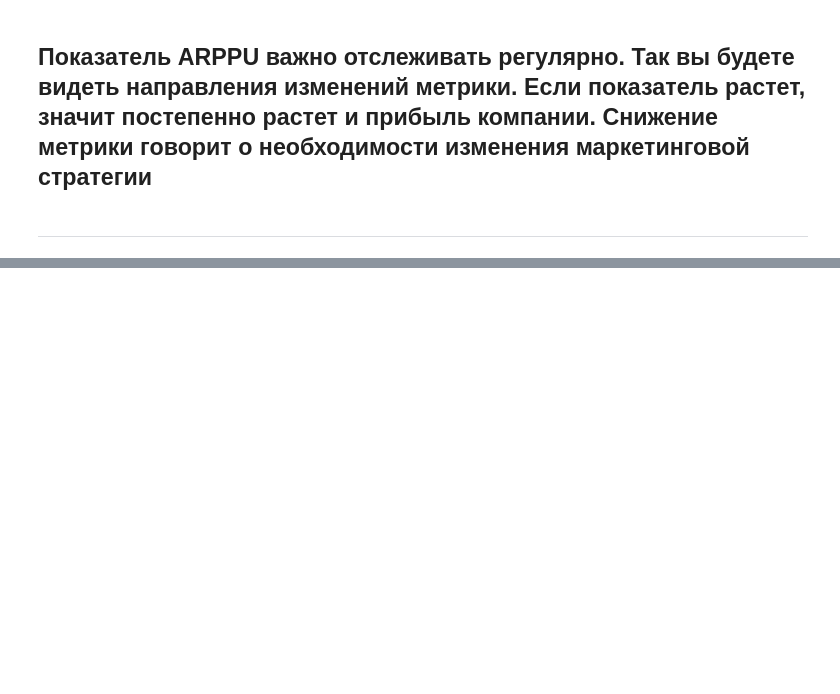
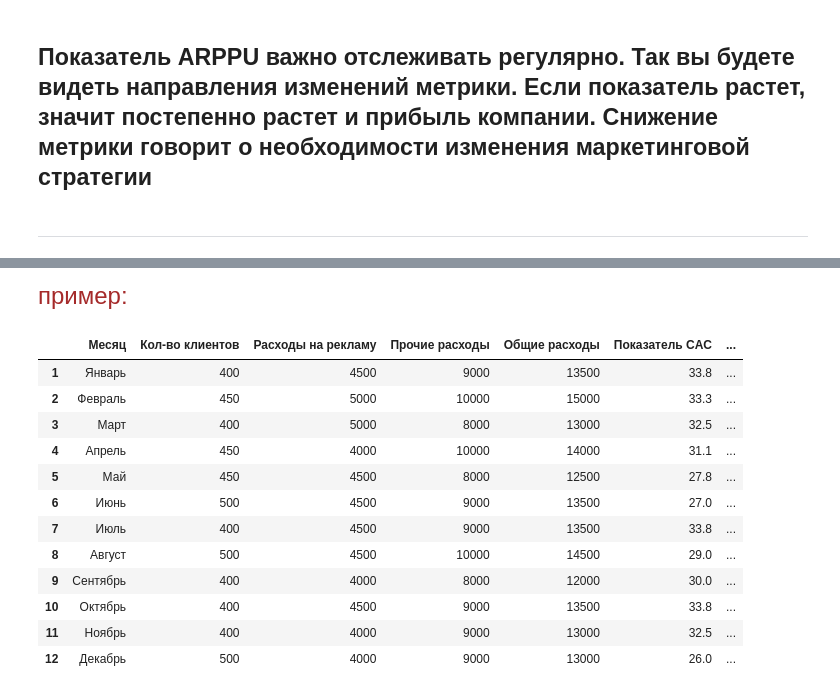
Before and after one commit to DND-Nikolai/Analytics_examples, a Jupyter notebook: Various_Metrics.ipynb, the cells around one changed output, grey strips where cells are left out. Cells and saved outputs as stored; diff of their text form; code cells hidden in the pictures; blank space fills up the shorter version.

```diff
--- a/Various_Metrics.ipynb
+++ b/Various_Metrics.ipynb
@@ -212,0 +222,30 @@ data_arppu
+# %% [markdown]
+<font color='brown' size=5>пример:</font>
+# %%
+np.random.seed(0)
+data_cac = {'Месяц':['Январь','Февраль','Март','Апрель','Май','Июнь','Июль','Август','Сентябрь','Октябрь','Ноябрь','Декабрь'],
+        'Кол-во клиентов': np.random.choice([400,450,500], size=12),
+        'Расходы на рекламу': np.random.choice([4000,4500,5000], size=12),
+        'Прочие расходы': np.random.choice([8000,9000,10000], size=12)}
+
+data_cac['Общие расходы'] = (data_cac['Расходы на рекламу'] + data_cac['Прочие расходы'])
+data_cac['Показатель CAC'] = (data_cac['Общие расходы']/data_cac['Кол-во клиентов']).round(1)
+
+data_cac = pd.DataFrame(data_cac)
+data_cac.index = np.arange(1, len(data_cac)+1)
+data_cac["Динамика CAC"] = data_cac["Показатель CAC"].diff()
+data_cac
+# %% [output]
+|  | Месяц | Кол-во клиентов | Расходы на рекламу | Прочие расходы | Общие расходы | Показатель CAC | ... |
+| 1 | Январь | 400 | 4500 | 9000 | 13500 | 33.8 | ... |
+| 2 | Февраль | 450 | 5000 | 10000 | 15000 | 33.3 | ... |
+| 3 | Март | 400 | 5000 | 8000 | 13000 | 32.5 | ... |
+| 4 | Апрель | 450 | 4000 | 10000 | 14000 | 31.1 | ... |
+| 5 | Май | 450 | 4500 | 8000 | 12500 | 27.8 | ... |
+| 6 | Июнь | 500 | 4500 | 9000 | 13500 | 27.0 | ... |
+| 7 | Июль | 400 | 4500 | 9000 | 13500 | 33.8 | ... |
+| 8 | Август | 500 | 4500 | 10000 | 14500 | 29.0 | ... |
+| 9 | Сентябрь | 400 | 4000 | 8000 | 12000 | 30.0 | ... |
+| 10 | Октябрь | 400 | 4500 | 9000 | 13500 | 33.8 | ... |
+| 11 | Ноябрь | 400 | 4000 | 9000 | 13000 | 32.5 | ... |
+| 12 | Декабрь | 500 | 4000 | 9000 | 13000 | 26.0 | ... |
```
Also changed, not shown: parts of 10 cells of this notebook.
